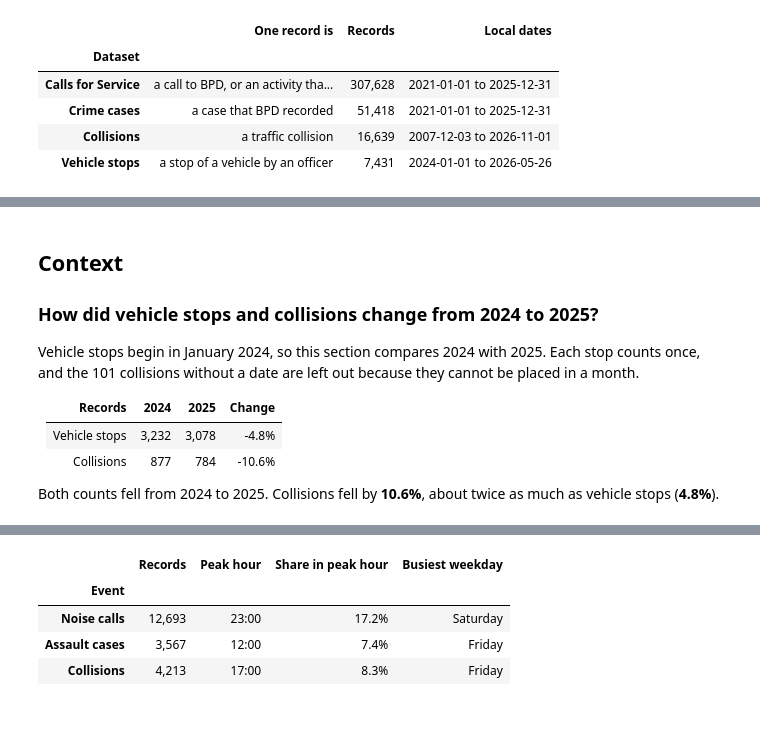
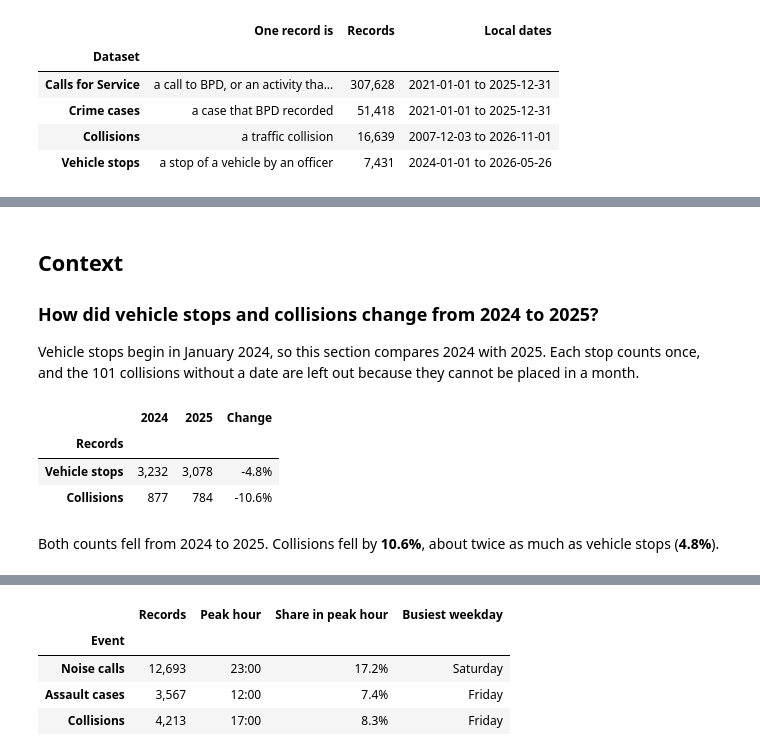
Before and after one commit to UCB-stat159-f26/final-project-team-16, a Jupyter notebook: main.ipynb, the cells around one changed output, grey strips where cells are left out. Saved outputs shown, nothing was run; the diff lists cells and outputs as text; code cells hidden in the pictures; blank space fills up the shorter version.

Commit message:
Read the yearly totals table of the report from the A1 results
The Context section typed its table by hand. A code cell now reads
results/02_a1_yearly_totals.csv and shows the same two rows.

Refs #92

```diff
--- a/main.ipynb
+++ b/main.ipynb
@@ -70,13 +70,30 @@ None of the datasets is a complete count of what happened in the city. [Data ove
 ### How did vehicle stops and collisions change from 2024 to 2025?
 
 Vehicle stops begin in January 2024, so this section compares 2024 with 2025. Each stop counts once, and the 101 collisions without a date are left out because they cannot be placed in a month.
-
-| Records | 2024 | 2025 | Change |
-| --- | ---: | ---: | ---: |
-| Vehicle stops | 3,232 | 3,078 | -4.8% |
-| Collisions | 877 | 784 | -10.6% |
-
-Both counts fell from 2024 to 2025. Collisions fell by **10.6%**, about twice as much as vehicle stops (**4.8%**).
+# %%
+# Yearly totals of stops and collisions, saved by the trends notebook
+yearly_totals = pd.read_csv(results / "02_a1_yearly_totals.csv")
+
+# Names of the two record types as the report writes them
+record_names = {"vehicle_stops": "Vehicle stops", "collisions": "Collisions"}
+
+# Counts with commas and the change from 2024 to 2025 as a percentage
+yearly_table = pd.DataFrame(
+    {
+        "Records": yearly_totals["source"].map(record_names),
+        "2024": yearly_totals["2024"].map("{:,}".format),
+        "2025": yearly_totals["2025"].map("{:,}".format),
+        "Change": yearly_totals["change_pct"].map("{:.1f}%".format),
+    }
+)
+yearly_table.set_index("Records")
+# %% [output]
+|  | 2024 | 2025 | Change |
+| Records |  |  |  |
+| Vehicle stops | 3,232 | 3,078 | -4.8% |
+| Collisions | 877 | 784 | -10.6% |
+# %% [markdown]
+Both counts fell from 2024 to 2025. Collisions fell by **10.6%**, about twice as much as vehicle stops (**4.8%**).
 # %% [markdown]
 ### Do stops and collisions move together month by month?
 
```
